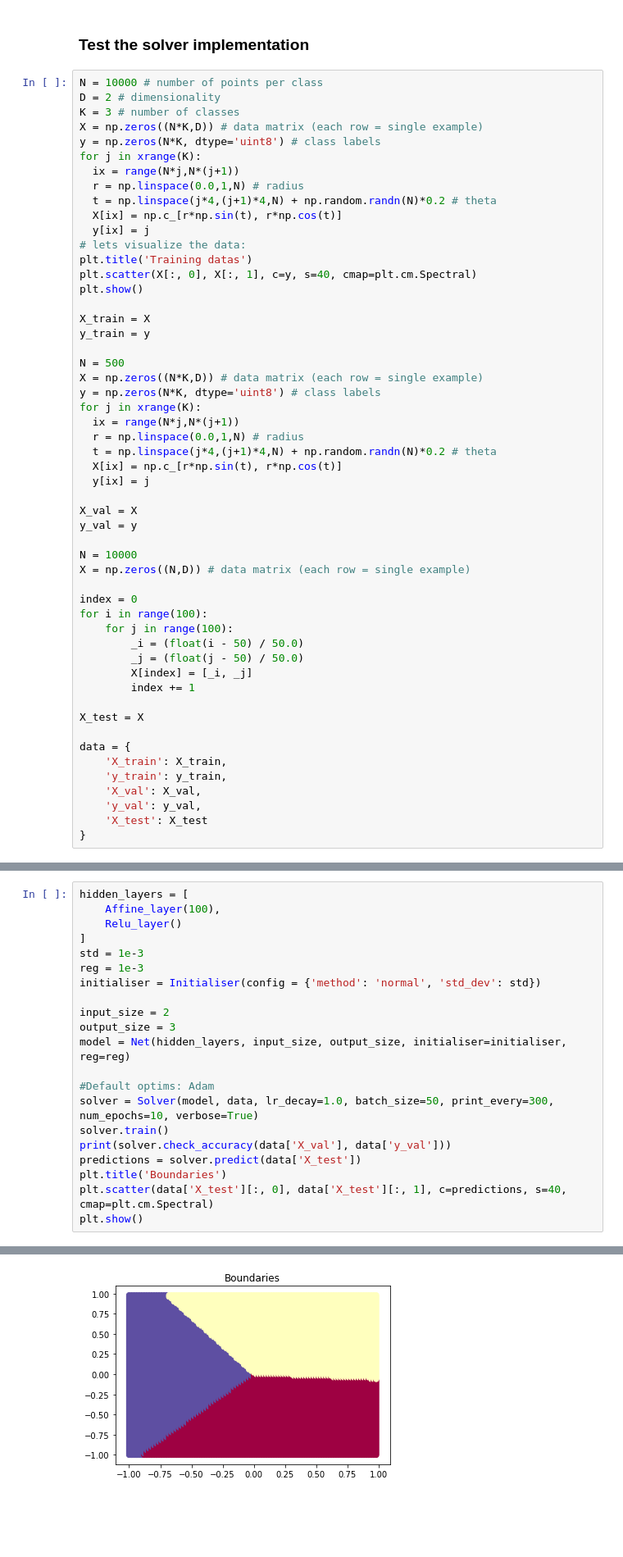
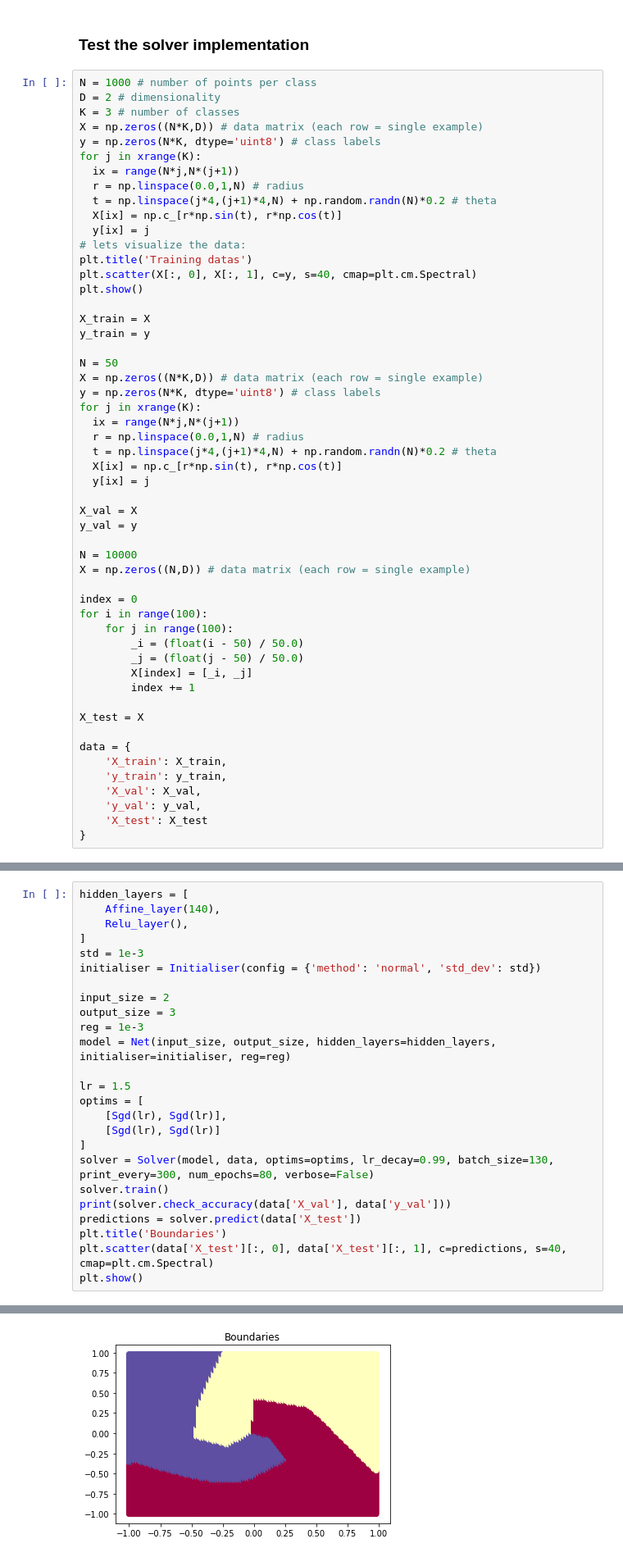
Before and after one commit to ThomasRanvier/modular_nets, a Jupyter notebook: test_nets.ipynb, the cells around one changed output, grey strips where cells are left out. Shown: that part at 82% size. Drawn from its saved outputs; the diff is of its cells as text; blank space fills up the shorter version.

```diff
--- a/test_nets.ipynb
+++ b/test_nets.ipynb
@@ -232,7 +232,7 @@ w2 relative error: 7.98e-08
 # %% [markdown]
 ### Test the solver implementation
 # %%
-N = 10000 # number of points per class
+N = 1000 # number of points per class
 D = 2 # dimensionality
 K = 3 # number of classes
 X = np.zeros((N*K,D)) # data matrix (each row = single example)
@@ -251,7 +251,7 @@ plt.show()
 X_train = X
 y_train = y
 
-N = 500
+N = 50
 X = np.zeros((N*K,D)) # data matrix (each row = single example)
 y = np.zeros(N*K, dtype='uint8') # class labels
 for j in xrange(K):
@@ -289,18 +289,22 @@ data = {
 # %%
 hidden_layers = [
-    Affine_layer(100),
-    Relu_layer()
+    Affine_layer(140),
+    Relu_layer(),
 ]
 std = 1e-3
-reg = 1e-3
 initialiser = Initialiser(config = {'method': 'normal', 'std_dev': std})
 
 input_size = 2
 output_size = 3
-model = Net(hidden_layers, input_size, output_size, initialiser=initialiser, reg=reg)
+reg = 1e-3
+model = Net(input_size, output_size, hidden_layers=hidden_layers, initialiser=initialiser, reg=reg)
 
-#Default optims: Adam
-solver = Solver(model, data, lr_decay=1.0, batch_size=50, print_every=300, num_epochs=10, verbose=True)
+lr = 1.5
+optims = [
+    [Sgd(lr), Sgd(lr)],
+    [Sgd(lr), Sgd(lr)]
+]
+solver = Solver(model, data, optims=optims, lr_decay=0.99, batch_size=130, print_every=300, num_epochs=80, verbose=False)
 solver.train()
 print(solver.check_accuracy(data['X_val'], data['y_val']))
 predictions = solver.predict(data['X_test'])
@@ -328,4 +316,4 @@ plt.show()
-[figure, old version]
+[figure, new version]
 # %%
 plt.subplot(2, 1, 1)
 plt.title('Training loss')
```
Also changed, not shown: parts of 5 cells of this notebook, 3 other files.
